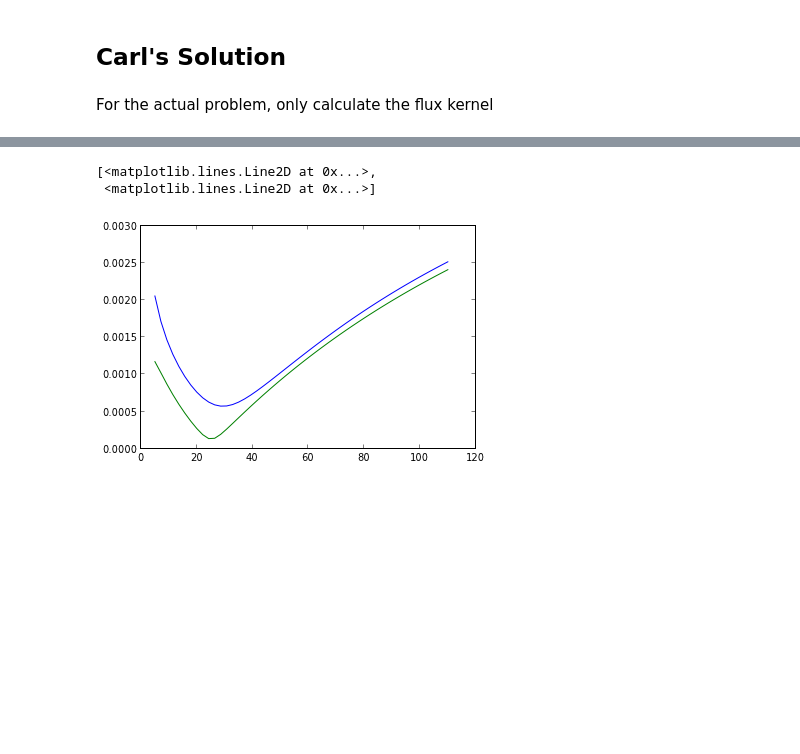
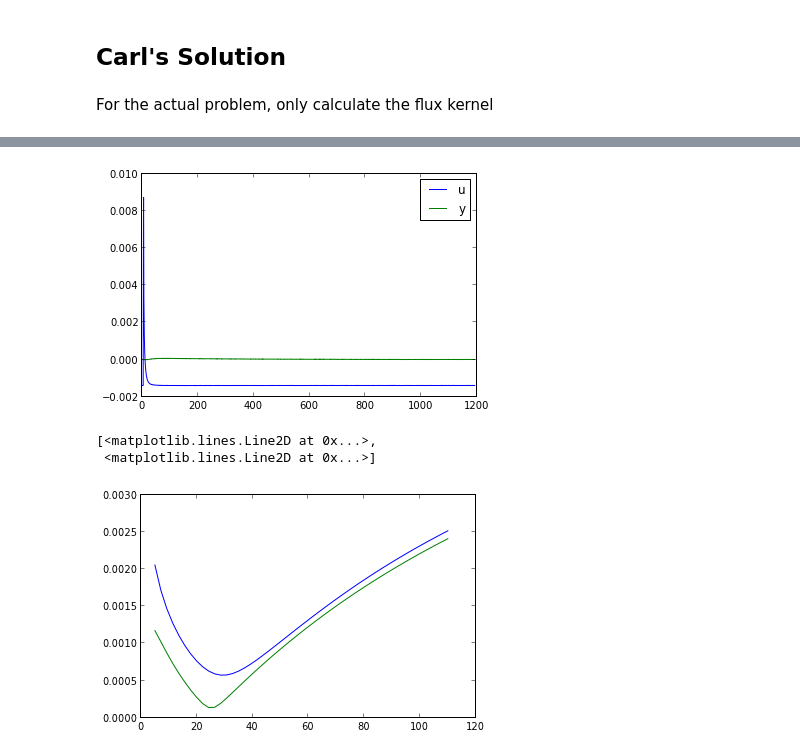
Before and after one commit to alchemyst/identification, a Jupyter notebook: Analytic solution.ipynb, the cells around one changed output, grey strips where cells are left out. Drawn from its saved outputs; the diff is of its cells as text; code cells hidden in the pictures; blank space fills up the shorter version.

```diff
--- a/Analytic solution.ipynb
+++ b/Analytic solution.ipynb
@@ -60,3 +68,7 @@ len(response.t)
+# %%
+response.plotresponse()
+# %% [output]
+[figure, added]
 # %%
 alphas = linspace(alpha/20, alpha)
 errs = [fit_heat.fiterror(a, L, response) for a in alphas]
```
Also changed, not shown: parts of 17 cells of this notebook, 2 other files.
